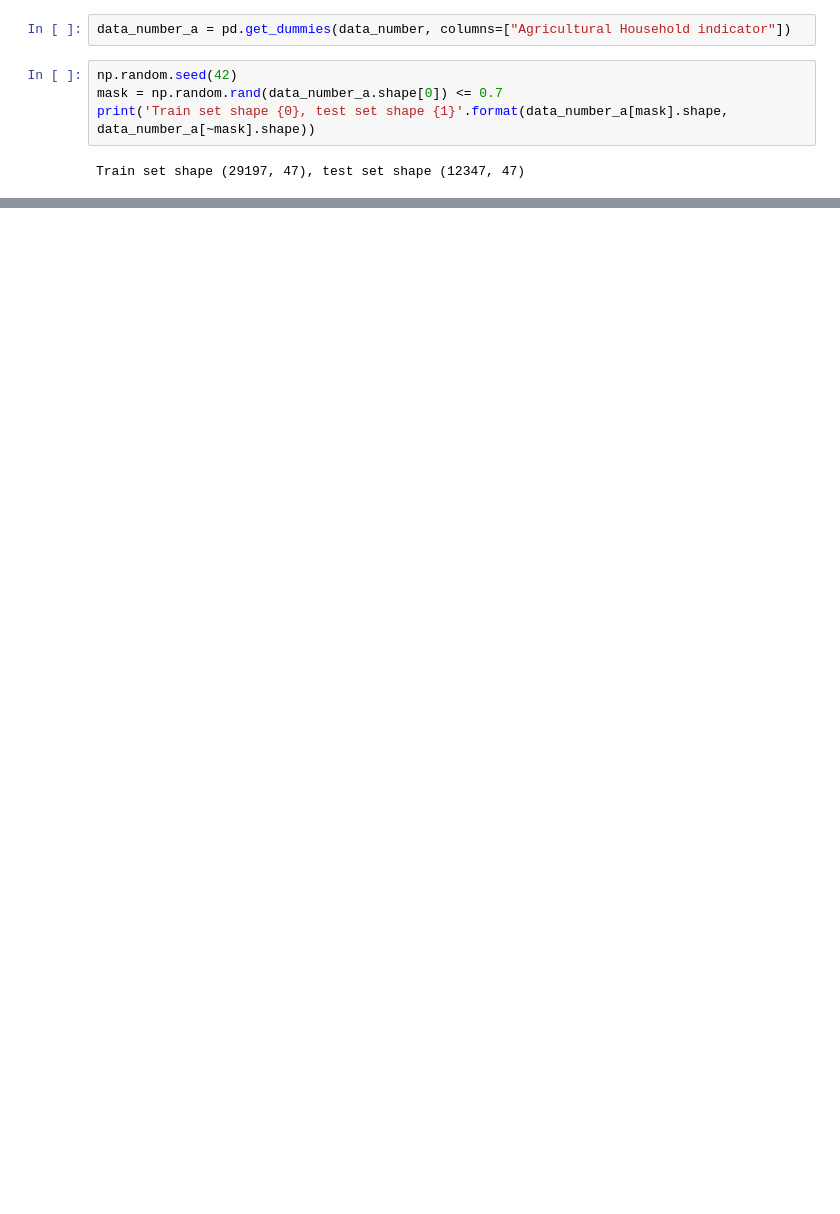
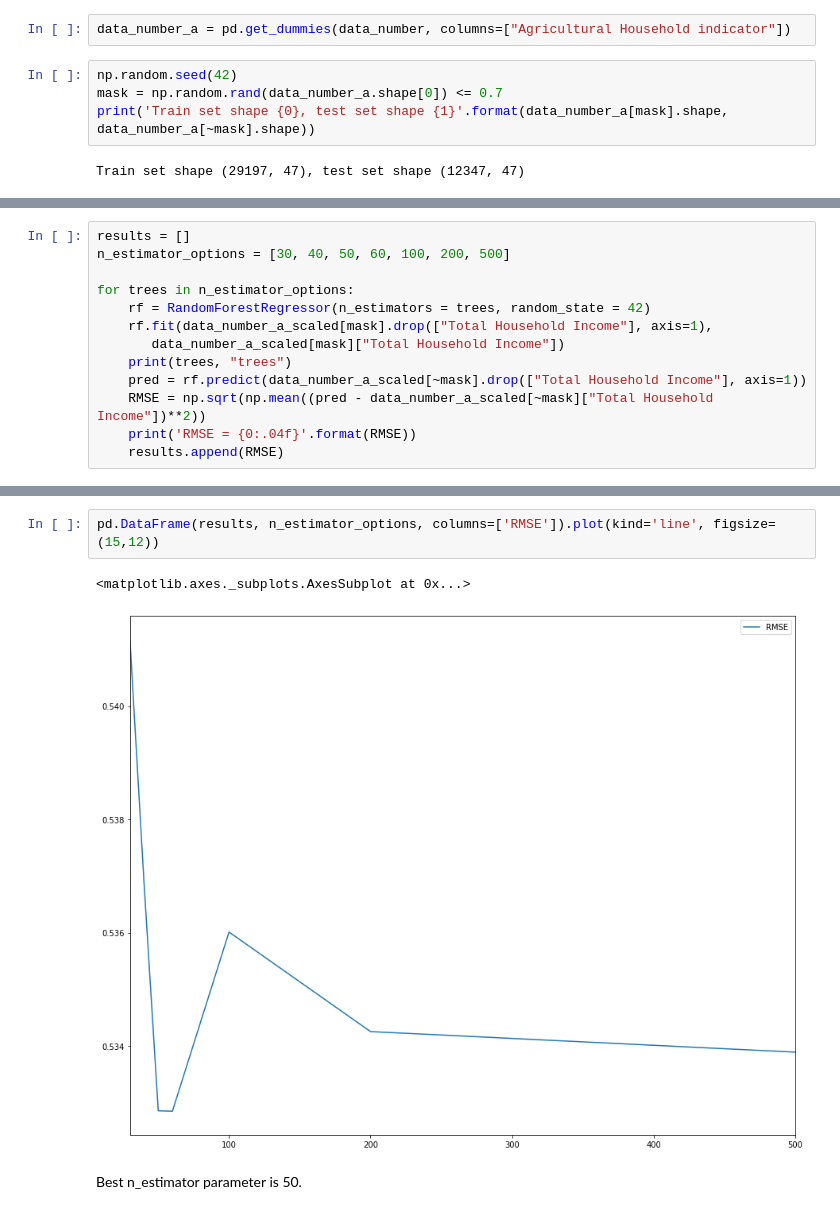
Before and after one commit to Rasa117/project, a Jupyter notebook: Model 2 - Random Forest.ipynb, the cells around one changed output, grey strips where cells are left out. Cells and saved outputs as stored; diff of their text form; blank space fills up the shorter version.

```diff
--- a/Model 2 - Random Forest.ipynb
+++ b/Model 2 - Random Forest.ipynb
@@ -65,0 +110,13 @@ foo <font color='red'>bar</font> foo
+# %%
+results = []
+n_estimator_options = [30, 40, 50, 60, 100, 200, 500]
+
+for trees in n_estimator_options:
+    rf = RandomForestRegressor(n_estimators = trees, random_state = 42)
+    rf.fit(data_number_a_scaled[mask].drop(["Total Household Income"], axis=1),
+       data_number_a_scaled[mask]["Total Household Income"])
+    print(trees, "trees")
+    pred = rf.predict(data_number_a_scaled[~mask].drop(["Total Household Income"], axis=1))
+    RMSE = np.sqrt(np.mean((pred - data_number_a_scaled[~mask]["Total Household Income"])**2))
+    print('RMSE = {0:.04f}'.format(RMSE))
+    results.append(RMSE)
@@ -65,0 +138,7 @@ foo <font color='red'>bar</font> foo
+# %%
+pd.DataFrame(results, n_estimator_options, columns=['RMSE']).plot(kind='line', figsize=(15,12))
+# %% [output]
+<matplotlib.axes._subplots.AxesSubplot at 0x...>
+[figure, added]
+# %% [markdown]
+Best n_estimator parameter is 50.
```
Also changed, not shown: parts of 52 cells of this notebook.
